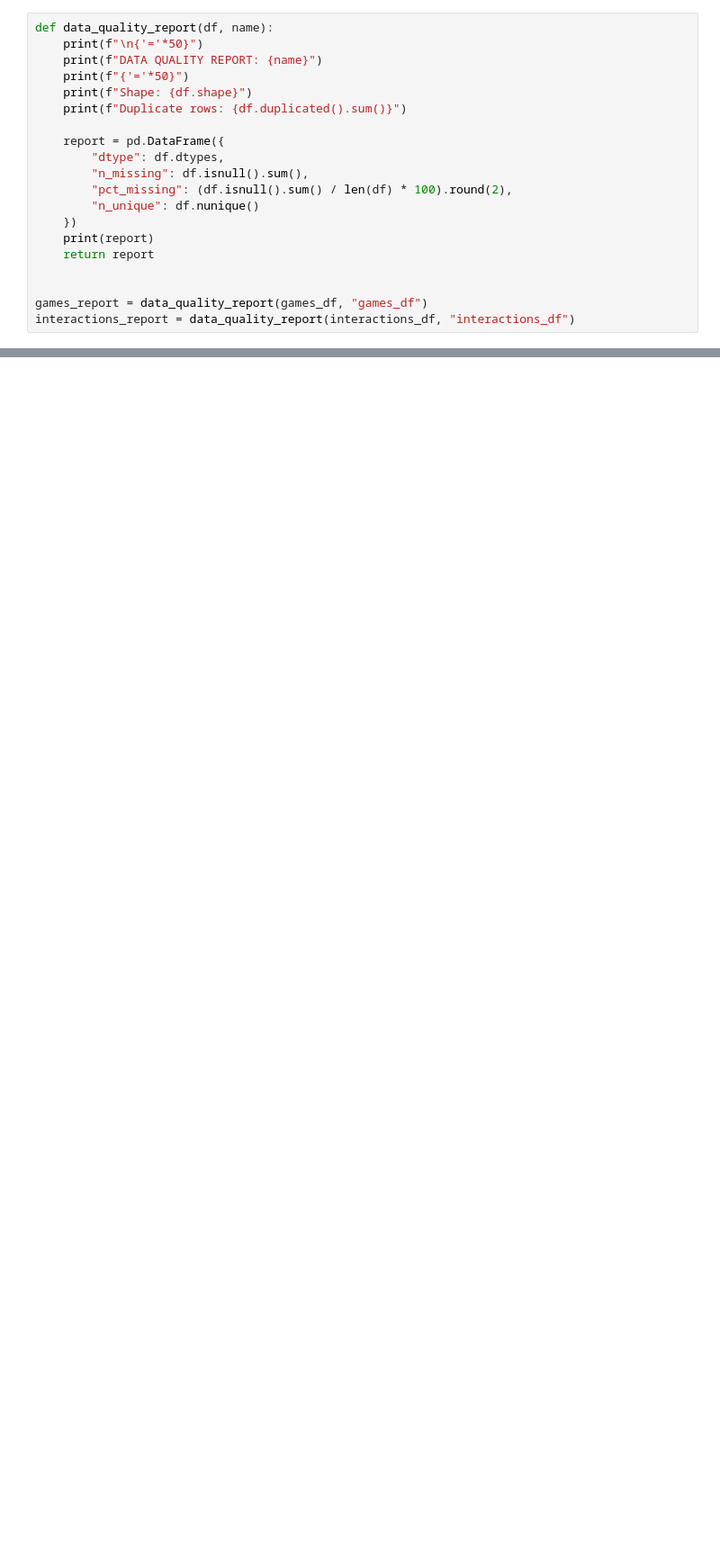
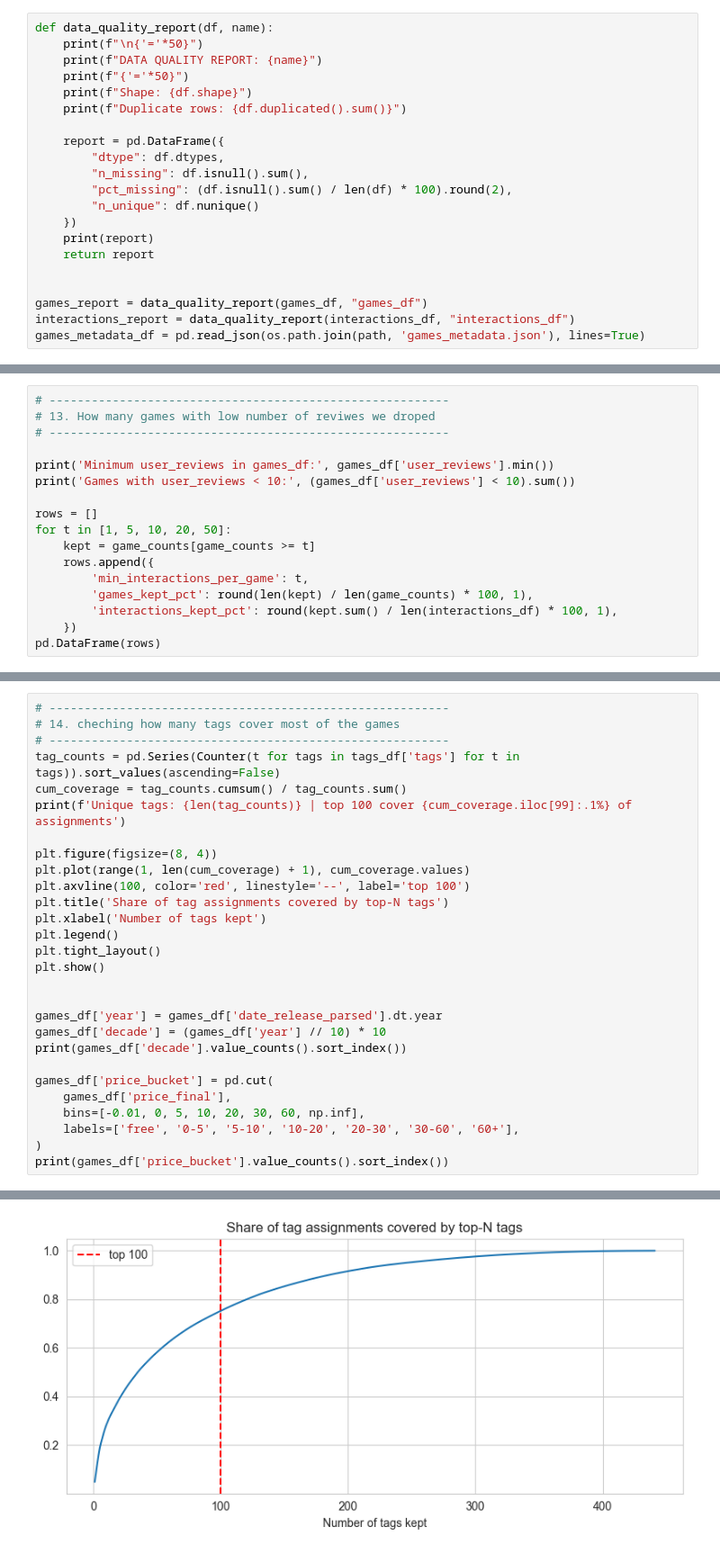
Before and after one commit to AregAyv/Project_recommendations-, a Jupyter notebook: data_eda.ipynb, the cells around one changed output, grey strips where cells are left out. Shown at 90% size. Cells and saved outputs as stored; diff of their text form; blank space fills up the shorter version.

```diff
--- a/data_eda.ipynb
+++ b/data_eda.ipynb
@@ -68,6 +70,7 @@ def data_quality_report(df, name):
 
 games_report = data_quality_report(games_df, "games_df")
 interactions_report = data_quality_report(interactions_df, "interactions_df")
+games_metadata_df = pd.read_json(os.path.join(path, 'games_metadata.json'), lines=True)
 # %% [output]
 ==================================================
 DATA QUALITY REPORT: games_df
@@ -294,0 +366,17 @@ plt.show()
+# %%
+# ---------------------------------------------------------
+# 13. How many games with low number of reviwes we droped
+# ---------------------------------------------------------
+
+print('Minimum user_reviews in games_df:', games_df['user_reviews'].min())
+print('Games with user_reviews < 10:', (games_df['user_reviews'] < 10).sum())
+
+rows = []
+for t in [1, 5, 10, 20, 50]:
+    kept = game_counts[game_counts >= t]
+    rows.append({
+        'min_interactions_per_game': t,
+        'games_kept_pct': round(len(kept) / len(game_counts) * 100, 1),
+        'interactions_kept_pct': round(kept.sum() / len(interactions_df) * 100, 1),
+    })
+pd.DataFrame(rows)
@@ -294,0 +409,29 @@ plt.show()
+# %%
+# ---------------------------------------------------------
+# 14. cheching how many tags cover most of the games
+# ---------------------------------------------------------
+tag_counts = pd.Series(Counter(t for tags in tags_df['tags'] for t in tags)).sort_values(ascending=False)
+cum_coverage = tag_counts.cumsum() / tag_counts.sum()
+print(f'Unique tags: {len(tag_counts)} | top 100 cover {cum_coverage.iloc[99]:.1%} of assignments')
+
+plt.figure(figsize=(8, 4))
+plt.plot(range(1, len(cum_coverage) + 1), cum_coverage.values)
+plt.axvline(100, color='red', linestyle='--', label='top 100')
+plt.title('Share of tag assignments covered by top-N tags')
+plt.xlabel('Number of tags kept')
+plt.legend()
+plt.tight_layout()
+plt.show()
+
+
+games_df['year'] = games_df['date_release_parsed'].dt.year
+games_df['decade'] = (games_df['year'] // 10) * 10
+print(games_df['decade'].value_counts().sort_index())
+
+games_df['price_bucket'] = pd.cut(
+    games_df['price_final'],
+    bins=[-0.01, 0, 5, 10, 20, 30, 60, np.inf],
+    labels=['free', '0-5', '5-10', '10-20', '20-30', '30-60', '60+'],
+)
+print(games_df['price_bucket'].value_counts().sort_index())
+# %% [output]
@@ -294,0 +439 @@ plt.show()
+[figure, added]
```
Also changed, not shown: parts of 7 cells of this notebook.
